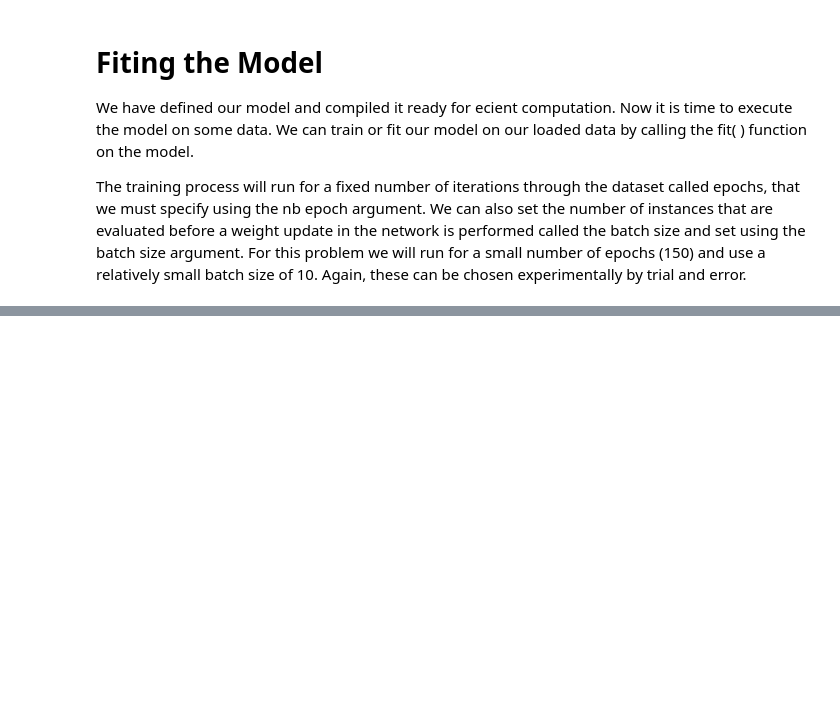
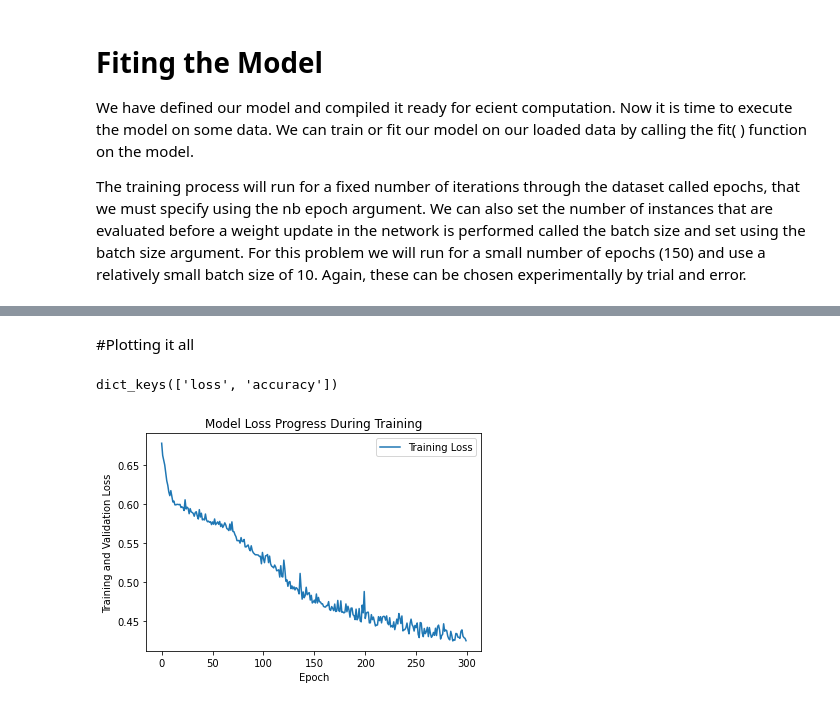
Before and after one commit to marcelounb/Deep_Learning_with_python_JasonBrownlee, a Jupyter notebook: 7_2_Pima_Indians_Onset_of_Diabetes_Dataset.ipynb, the cells around one changed output, grey strips where cells are left out. Saved outputs shown, nothing was run; the diff lists cells and outputs as text; code cells hidden in the pictures; blank space fills up the shorter version.

```diff
--- a/7_2_Pima_Indians_Onset_of_Diabetes_Dataset.ipynb
+++ b/7_2_Pima_Indians_Onset_of_Diabetes_Dataset.ipynb
@@ -77,5 +77,5 @@ We have deﬁned our model and compiled it ready for ecient computation. Now it
 The training process will run for a ﬁxed number of iterations through the dataset called epochs, that we must specify using the nb epoch argument. We can also set the number of instances that are evaluated before a weight update in the network is performed called the batch size and set using the batch size argument. For this problem we will run for a small number of epochs (150) and use a relatively small batch size of 10. Again, these can be chosen experimentally by trial and error.
 # %%
 #Model fit
-model.fit(X, Y, epochs=150, batch_size=10)
+epochs_hist = model.fit(X, Y, epochs=300, batch_size=15)
 # %% [output]
@@ -99,0 +108,2 @@ Epoch 150/150
+# %% [markdown]
+#Plotting it all
@@ -99,0 +114,12 @@ Epoch 150/150
+# %%
+epochs_hist.history.keys()
+# %% [output]
+dict_keys(['loss', 'accuracy'])
+# %%
+plt.plot(epochs_hist.history['loss'])
+plt.title('Model Loss Progress During Training')
+plt.xlabel('Epoch')
+plt.ylabel('Training and Validation Loss')
+plt.legend(['Training Loss']);
+# %% [output]
+[figure, added]
```
Also changed, not shown: parts of 4 cells of this notebook.
